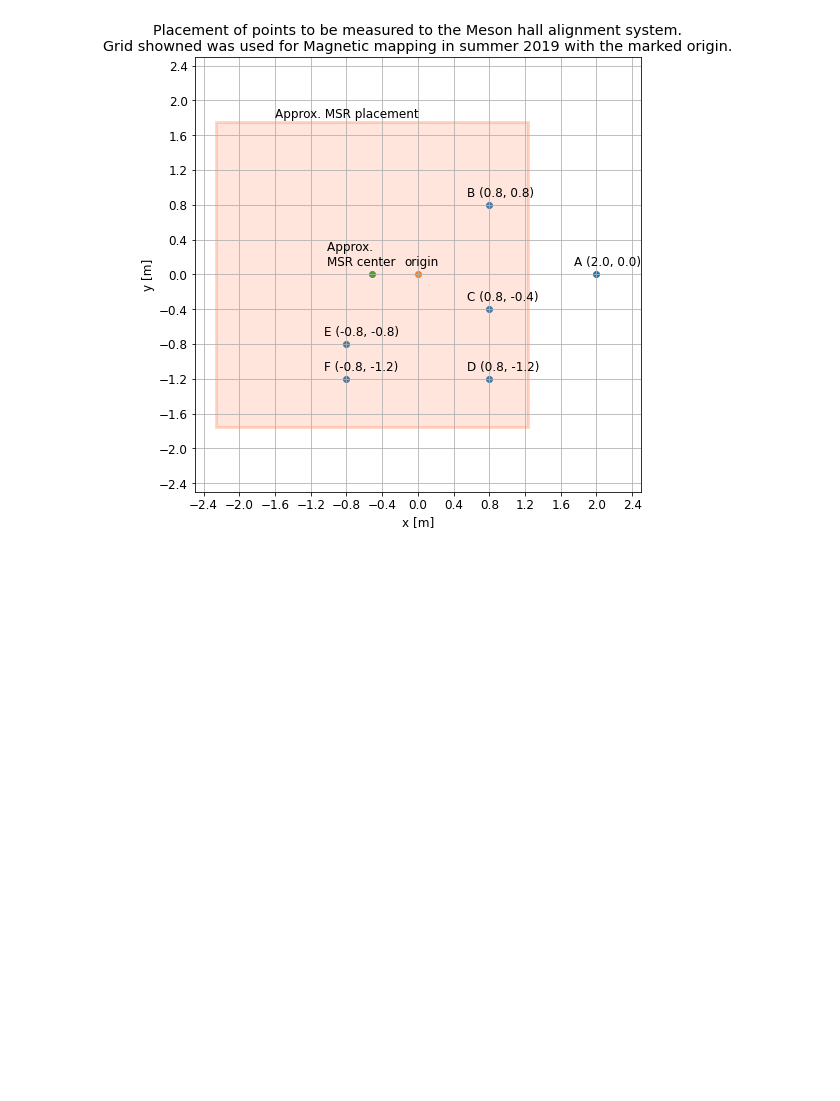
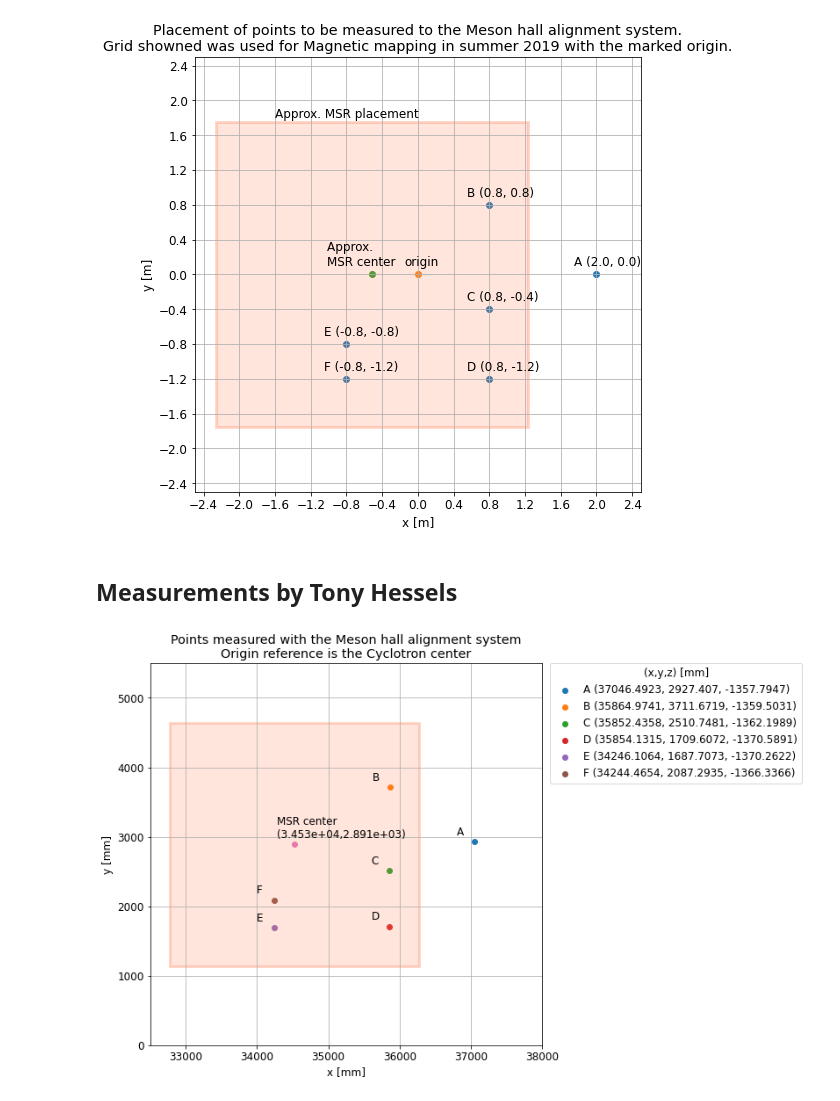
Before and after one commit to eklem1/MesonMagMapping, a Jupyter notebook: MagneticMappingPrevWork/MagMapping-export_TH/QuickDrawing.ipynb, the cells around one changed output. Saved outputs shown, nothing was run; the diff lists cells and outputs as text; code cells hidden in the pictures; blank space fills up the shorter version.

Commit message:
file for our point measurements by Tony

```diff
--- a/MagneticMappingPrevWork/MagMapping-export_TH/QuickDrawing.ipynb
+++ b/MagneticMappingPrevWork/MagMapping-export_TH/QuickDrawing.ipynb
@@ -48,3 +49,67 @@ ax.set_ylim(-2.5, 2.5)
 plt.show()
 # %% [output]
 [figure]
+# %% [markdown]
+## Measurements by Tony Hessels
+# %%
+points_Cycl_center = np.array([
+    [37046.4923, 2927.4070, -1357.7947],
+    [35864.9741, 3711.6719, -1359.5031],
+    [35852.4358, 2510.7481, -1362.1989],
+    [35854.1315, 1709.6072, -1370.5891],
+    [34246.1064, 1687.7073, -1370.2622],
+    [34244.4654, 2087.2935, -1366.3366]]) #mm [x,y,z]
+
+points_Cycl_center = points_Cycl_center.T
+MSR_CENTER = np.array([34527.4688, 2890.5609, -1362.6374]) #mm [x,y,z]
+# %%
+fig, ax = plt.subplots(figsize=(8,8))
+txtshx = -0.25*1000
+txtshy = 0.1*1000
+plt.rcParams.update({'font.size': 12})
+
+# plt.scatter(points_Cycl_center[0], points_Cycl_center[1])
+for i, txt in enumerate(pointsNames):
+    plt.scatter(points_Cycl_center[0][i], points_Cycl_center[1][i],# color='blue',
+        label=txt+ f" ({points_Cycl_center[0][i]}, {points_Cycl_center[1][i]}, {points_Cycl_center[2][i]})")
+    ax.annotate(txt, # f" ({points_Cycl_center[0][i]:.3}, {points_Cycl_center[1][i]:.3})", \
+                (points_Cycl_center[0][i], points_Cycl_center[1][i]),
+                xytext=(points_Cycl_center[0][i]+txtshx, points_Cycl_center[1][i]+txtshy))
+
+# ax.scatter(0,0)
+# ax.annotate('origin', (0+txtshx+0.1, 0+txtshy))
+
+# MSR_shift = -51.67/100 #m
+ax.scatter(MSR_CENTER[0],MSR_CENTER[1])
+ax.annotate(f'MSR center \n({MSR_CENTER[0]:.4},{MSR_CENTER[1]:.4})',
+            (MSR_CENTER[0]+txtshx-0.25, MSR_CENTER[1]+txtshy))
+
+# Create a Rectangle patch
+sideLength = 3.5*1000 #mm
+rect = patches.Rectangle((-sideLength/2+MSR_CENTER[0], -sideLength/2+MSR_CENTER[1]),
+            sideLength, sideLength, linewidth=3, edgecolor='orangered', facecolor='coral', alpha=0.2)
+# ax.annotate('Approx. MSR placement', (-1.6, 1.8))
+
+# Add the patch to the Axes
+ax.add_patch(rect)
+ax.set_title("Points measured with the Meson hall alignment system"+
+             "\nOrigin reference is the Cyclotron center")
+
+# axis_range = np.arange(0, 6, .4) - 2.4
+# ax.set_xticks(axis_range)
+# ax.set_yticks(axis_range)
+
+plt.legend(title="(x,y,z) [mm]", bbox_to_anchor=(1.02, 1), loc='upper left', borderaxespad=0)
+
+ax.set_xlabel("x [mm]")
+ax.set_ylabel("y [mm]")
+
+plt.grid()
+# print(38000 - 32500)
+# print(4800 - 0)
+#setting limits to get a square grid
+ax.set_xlim(32500, 38000)
+ax.set_ylim(0, 5500)
+plt.show()
+# %% [output]
+[figure, added]
```
Also changed, not shown: parts of 1 cell of this notebook, 3 other files.
